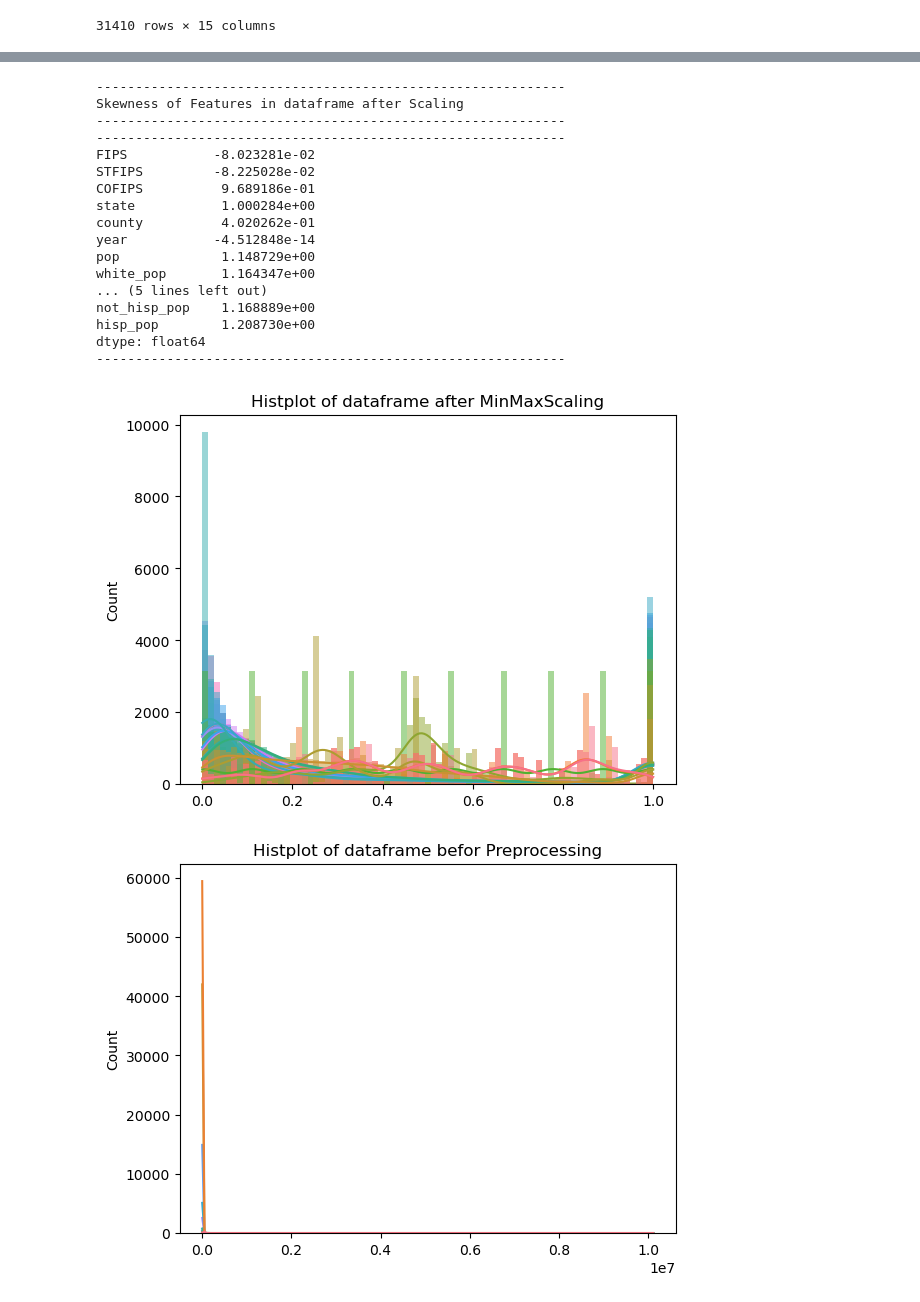
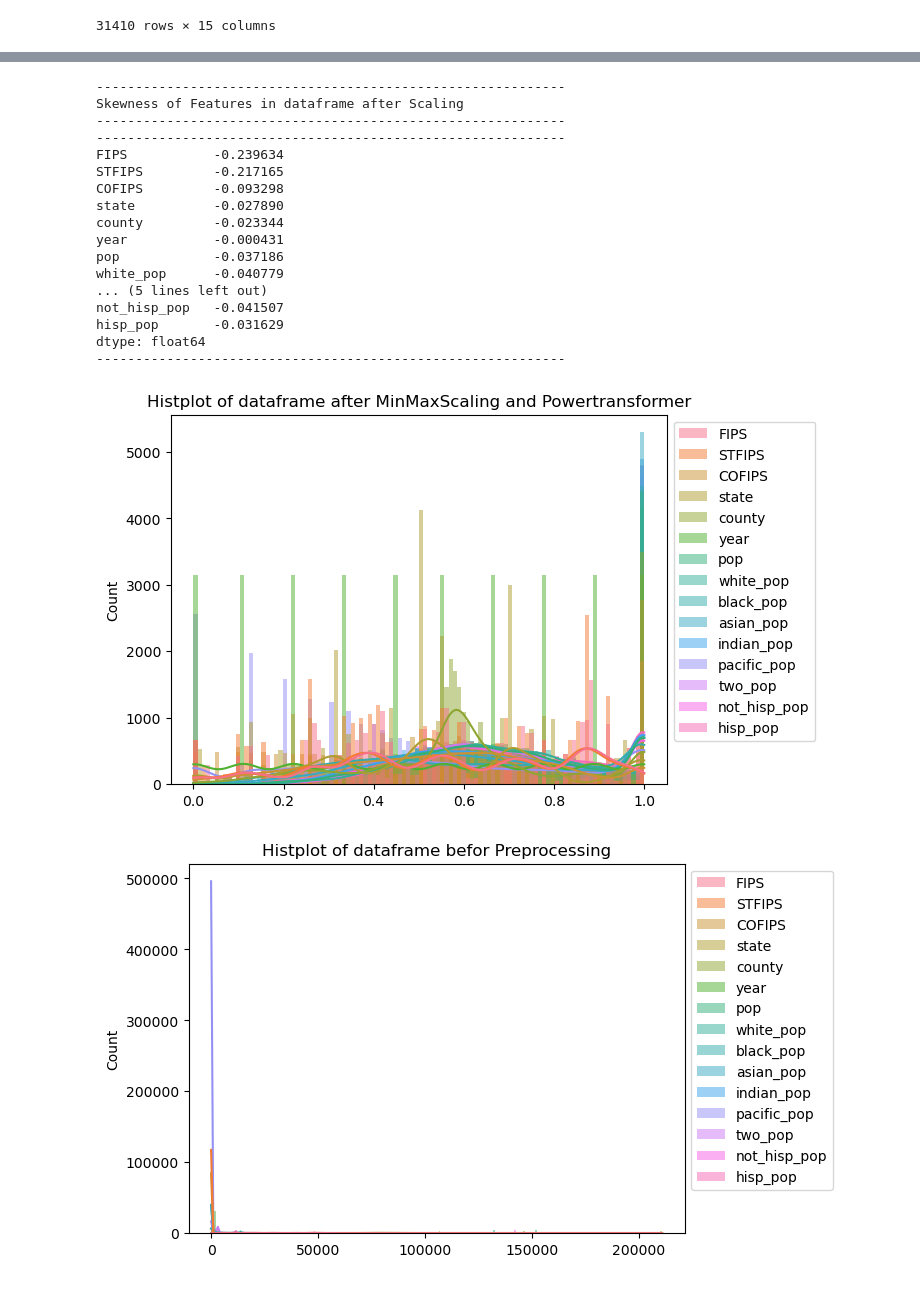
Before and after one commit to sreeprathap/Population_Data_Phase2, a Jupyter notebook: population_data_phase2.ipynb, the cells around one changed output, grey strips where cells are left out. Cells and saved outputs as stored; diff of their text form; code cells hidden in the pictures.

```diff
--- a/population_data_phase2.ipynb
+++ b/population_data_phase2.ipynb
@@ -294,5 +298,6 @@ df4
+# %%
+df5 = pd.DataFrame(df4)
 # %%
-scaling=MinMaxScaler()
-numerical_col = df4.select_dtypes(include=['number'])
-df4 = scaling.fit_transform(numerical_col)
-df5=pd.DataFrame(df4, columns=numerical_col.columns, index=df1.index) #datafrme after min max scaling
+pt = PowerTransformer(method='yeo-johnson',standardize=True)
+numeriacal_features = df5.select_dtypes(include=['int64','float64']).columns
+df5[numeriacal_features] = pt.fit_transform(df5[numeriacal_features])
@@ -314,0 +307,5 @@ df5
+# %%
+scaling=MinMaxScaler()
+numerical_col = df5.select_dtypes(include=['number'])
+df5 = scaling.fit_transform(numerical_col)
+df5=pd.DataFrame(df5, columns=numerical_col.columns, index=df1.index) #datafrme after min max scaling
@@ -321,29 +334,32 @@ print_section(skewness)
 Skewness of Features in dataframe after Scaling
 ------------------------------------------------------------
 ------------------------------------------------------------
-FIPS           -8.023281e-02
-STFIPS         -8.225028e-02
-COFIPS          9.689186e-01
-state           1.000284e+00
-county          4.020262e-01
-year           -4.512848e-14
-pop             1.148729e+00
-white_pop       1.164347e+00
+FIPS           -0.239634
+STFIPS         -0.217165
+COFIPS         -0.093298
+state          -0.027890
+county         -0.023344
+year           -0.000431
+pop            -0.037186
+white_pop      -0.040779
 ... (5 lines left out)
-not_hisp_pop    1.168889e+00
-hisp_pop        1.208730e+00
+not_hisp_pop   -0.041507
+hisp_pop       -0.031629
 dtype: float64
 ------------------------------------------------------------
 # %%
-sns.histplot(df5,kde=True,linewidth=0,legend=False)
-plt.title('Histplot of dataframe after MinMaxScaling')
+ax=sns.histplot(df5,kde=True,linewidth=0,legend=True)
+plt.title('Histplot of dataframe after MinMaxScaling and Powertransformer')
+sns.move_legend(ax, "upper left", bbox_to_anchor=(1, 1))
 plt.show()
-sns.histplot(df2,kde=True,linewidth=0,legend=False)
+
+ax=sns.histplot(df4,kde=True,linewidth=0,legend=True)
 plt.title('Histplot of dataframe befor Preprocessing')
+sns.move_legend(ax, "upper left", bbox_to_anchor=(1, 1))
 plt.show()
 # %% [output]
-[figure, old version]
+[figure, new version]
-[figure, old version]
+[figure, new version]
 # %%
 #correlation of data frame after EDA
 cor_df = df5.corr()
```
Also changed, not shown: parts of 12 cells of this notebook, 1 other file.
